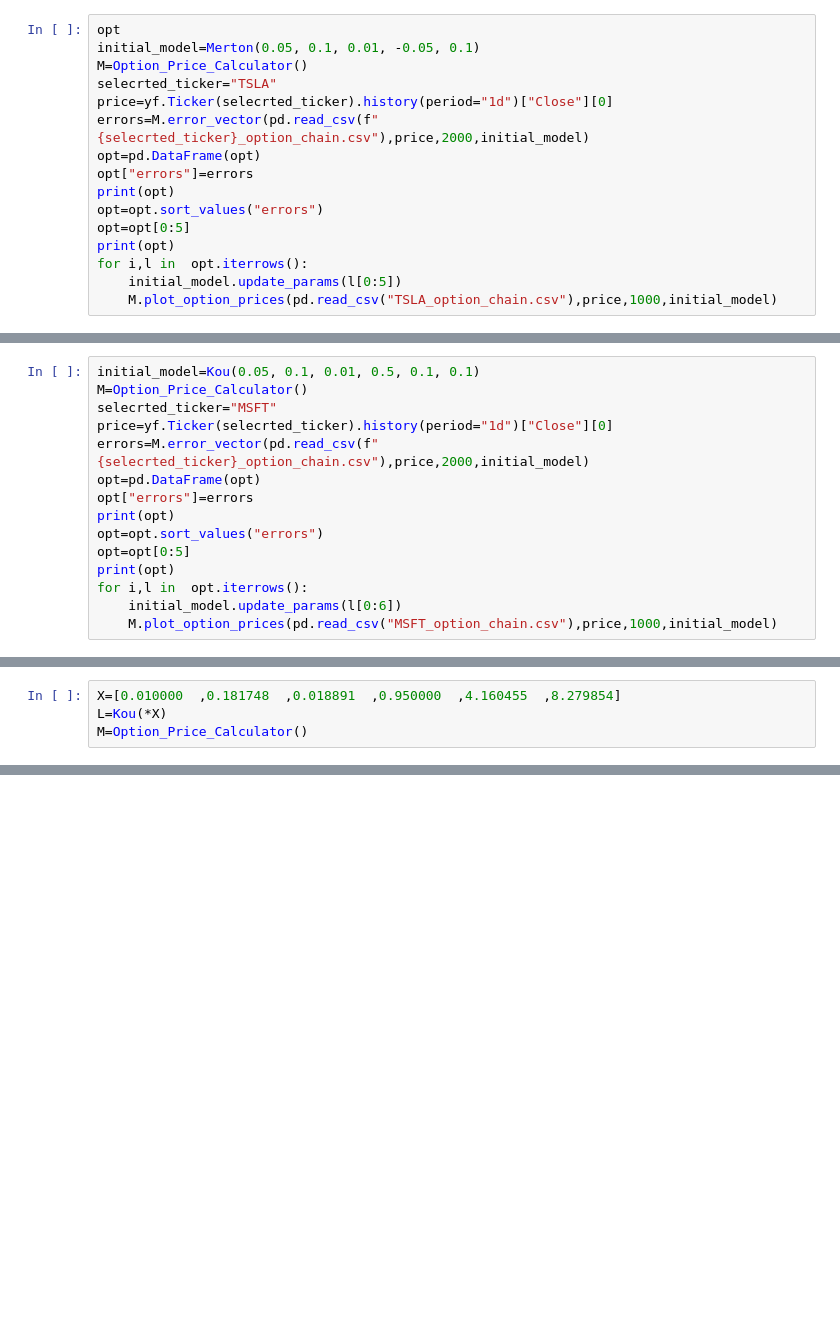
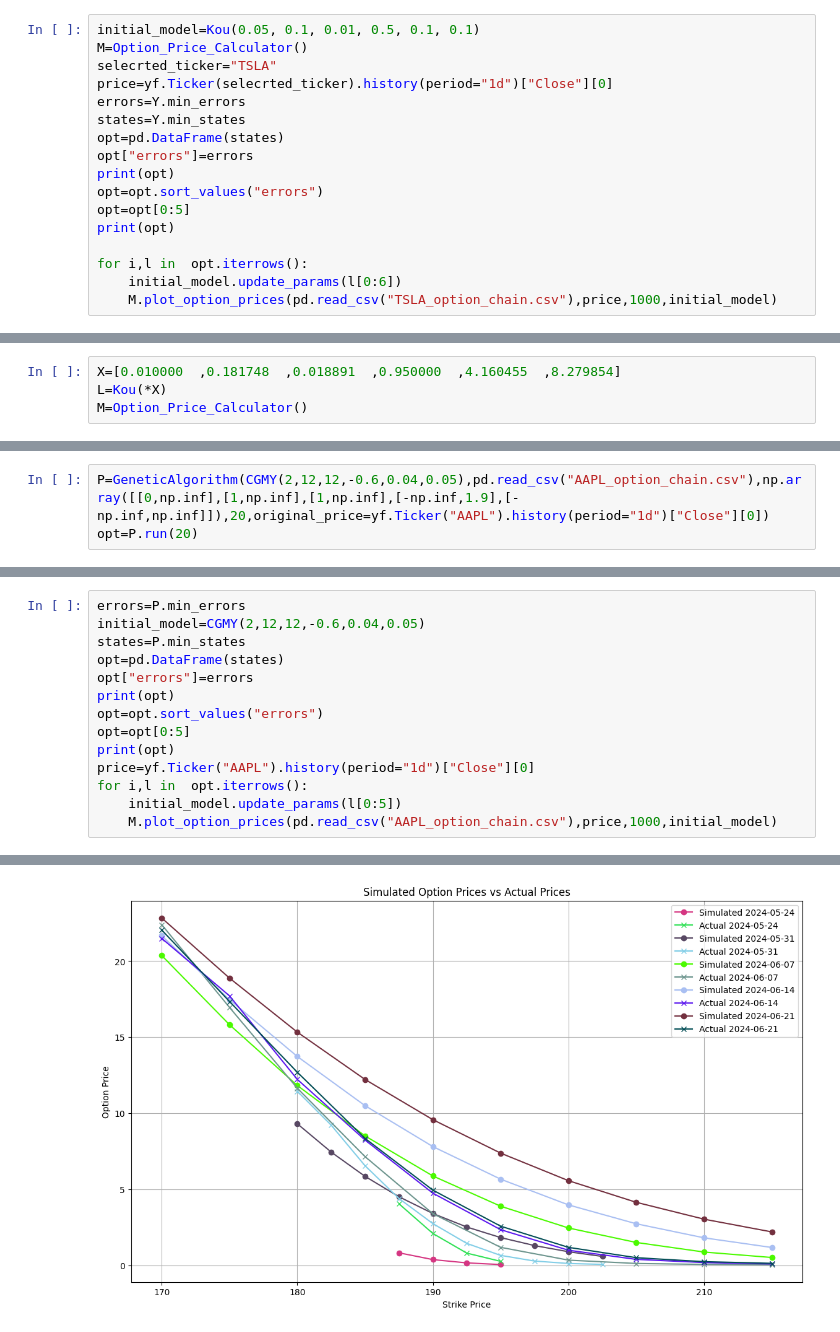
Before and after one commit to stffbram/JumpDiffusionModel, a Jupyter notebook: JumpModelDiffusion.ipynb, the cells around one changed output, grey strips where cells are left out. Cells and saved outputs as stored; diff of their text form; blank space fills up the shorter version.

Commit message:
added Genetic Algorithm based risk neutral parameter estimation v2

```diff
--- a/JumpModelDiffusion.ipynb
+++ b/JumpModelDiffusion.ipynb
@@ -1716,17 +1765,18 @@ opt=Y.run(40,25)
 # %%
-opt
-initial_model=Merton(0.05, 0.1, 0.01, -0.05, 0.1)
+initial_model=Kou(0.05, 0.1, 0.01, 0.5, 0.1, 0.1)
 M=Option_Price_Calculator()
 selecrted_ticker="TSLA"
 price=yf.Ticker(selecrted_ticker).history(period="1d")["Close"][0]
-errors=M.error_vector(pd.read_csv(f"{selecrted_ticker}_option_chain.csv"),price,2000,initial_model)
-opt=pd.DataFrame(opt)
+errors=Y.min_errors
+states=Y.min_states
+opt=pd.DataFrame(states)
 opt["errors"]=errors
 print(opt)
 opt=opt.sort_values("errors")
 opt=opt[0:5]
 print(opt)
+
 for i,l in  opt.iterrows():
-    initial_model.update_params(l[0:5])
+    initial_model.update_params(l[0:6])
     M.plot_option_prices(pd.read_csv("TSLA_option_chain.csv"),price,1000,initial_model)
 # %% [output]
@@ -1755,15 +1783,0 @@ for i,l in  opt.iterrows():
-# %%
-initial_model=Kou(0.05, 0.1, 0.01, 0.5, 0.1, 0.1)
-M=Option_Price_Calculator()
-selecrted_ticker="MSFT"
-price=yf.Ticker(selecrted_ticker).history(period="1d")["Close"][0]
-errors=M.error_vector(pd.read_csv(f"{selecrted_ticker}_option_chain.csv"),price,2000,initial_model)
-opt=pd.DataFrame(opt)
-opt["errors"]=errors
-print(opt)
-opt=opt.sort_values("errors")
-opt=opt[0:5]
-print(opt)
-for i,l in  opt.iterrows():
-    initial_model.update_params(l[0:6])
-    M.plot_option_prices(pd.read_csv("MSFT_option_chain.csv"),price,1000,initial_model)
@@ -1806,0 +1788,3 @@ Length: 87, dtype: float64
+# %%
+P=GeneticAlgorithm(CGMY(2,12,12,-0.6,0.04,0.05),pd.read_csv("AAPL_option_chain.csv"),np.array([[0,np.inf],[1,np.inf],[1,np.inf],[-np.inf,1.9],[-np.inf,np.inf]]),20,original_price=yf.Ticker("AAPL").history(period="1d")["Close"][0])
+opt=P.run(20)
@@ -1806,0 +1800,15 @@ Length: 87, dtype: float64
+# %%
+errors=P.min_errors
+initial_model=CGMY(2,12,12,-0.6,0.04,0.05)
+states=P.min_states
+opt=pd.DataFrame(states)
+opt["errors"]=errors
+print(opt)
+opt=opt.sort_values("errors")
+opt=opt[0:5]
+print(opt)
+price=yf.Ticker("AAPL").history(period="1d")["Close"][0]
+for i,l in  opt.iterrows():
+    initial_model.update_params(l[0:5])
+    M.plot_option_prices(pd.read_csv("AAPL_option_chain.csv"),price,1000,initial_model)
+# %% [output]
@@ -1806,0 +1832 @@ Length: 87, dtype: float64
+[figure, added]
```
Also changed, not shown: parts of 15 cells of this notebook.
